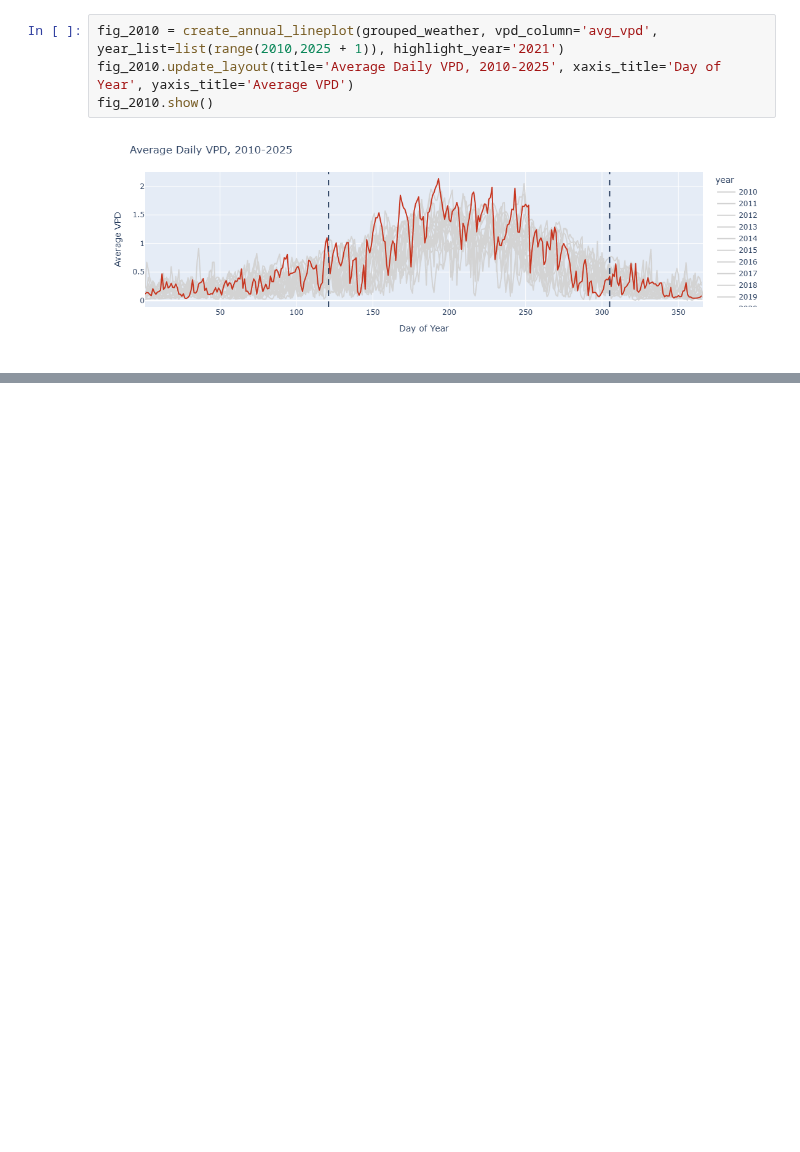
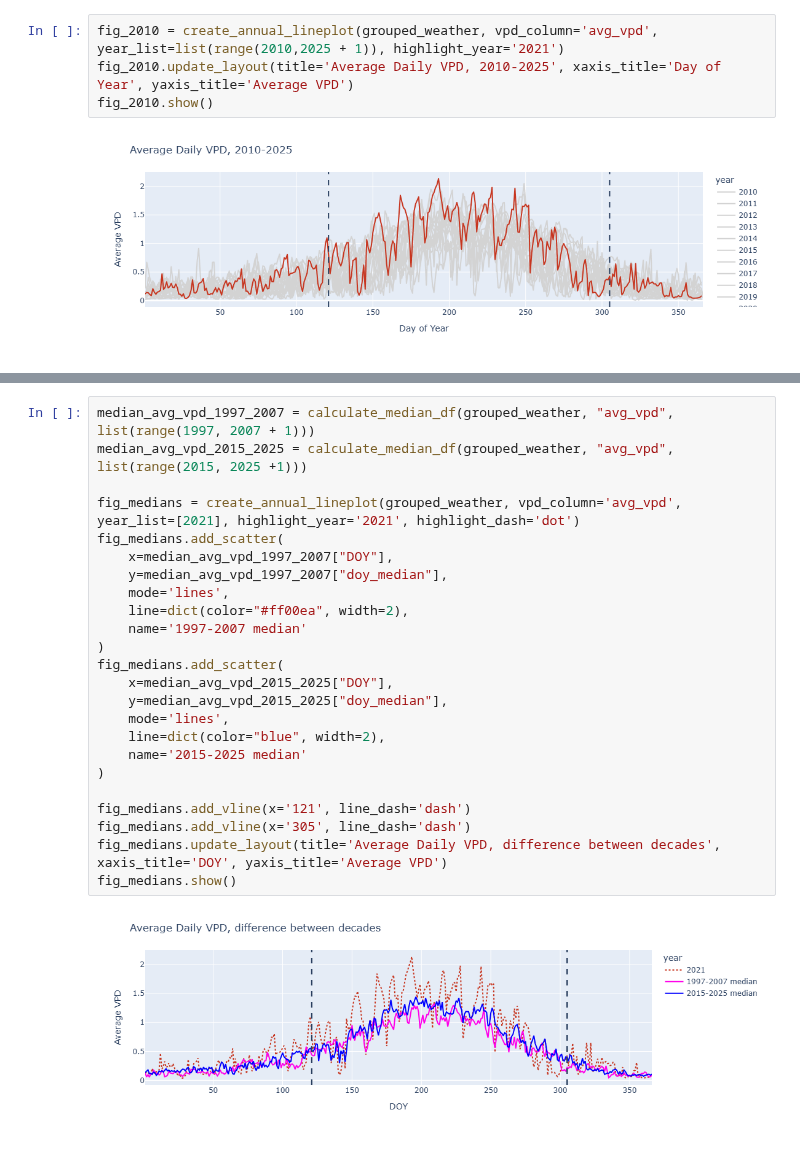
Before and after one commit to jnatali/sagehen_meadows, a Jupyter notebook: scripts/climate/VPD_long_term_analysis.ipynb, the cells around one changed output, grey strips where cells are left out. Saved outputs shown, nothing was run; the diff lists cells and outputs as text; blank space fills up the shorter version.

```diff
--- a/scripts/climate/VPD_long_term_analysis.ipynb
+++ b/scripts/climate/VPD_long_term_analysis.ipynb
@@ -217,0 +246,26 @@ fig_2021.show()
+# %%
+median_avg_vpd_1997_2007 = calculate_median_df(grouped_weather, "avg_vpd", list(range(1997, 2007 + 1)))
+median_avg_vpd_2015_2025 = calculate_median_df(grouped_weather, "avg_vpd", list(range(2015, 2025 +1)))
+
+fig_medians = create_annual_lineplot(grouped_weather, vpd_column='avg_vpd', year_list=[2021], highlight_year='2021', highlight_dash='dot')
+fig_medians.add_scatter(
+    x=median_avg_vpd_1997_2007["DOY"],
+    y=median_avg_vpd_1997_2007["doy_median"],
+    mode='lines',
+    line=dict(color="#ff00ea", width=2),
+    name='1997-2007 median'
+)
+fig_medians.add_scatter(
+    x=median_avg_vpd_2015_2025["DOY"],
+    y=median_avg_vpd_2015_2025["doy_median"],
+    mode='lines',
+    line=dict(color="blue", width=2),
+    name='2015-2025 median'
+)
+
+fig_medians.add_vline(x='121', line_dash='dash')
+fig_medians.add_vline(x='305', line_dash='dash')
+fig_medians.update_layout(title='Average Daily VPD, difference between decades', xaxis_title='DOY', yaxis_title='Average VPD')
+fig_medians.show()
+# %% [output]
+[figure, added]
```
Also changed, not shown: parts of 8 cells of this notebook.
